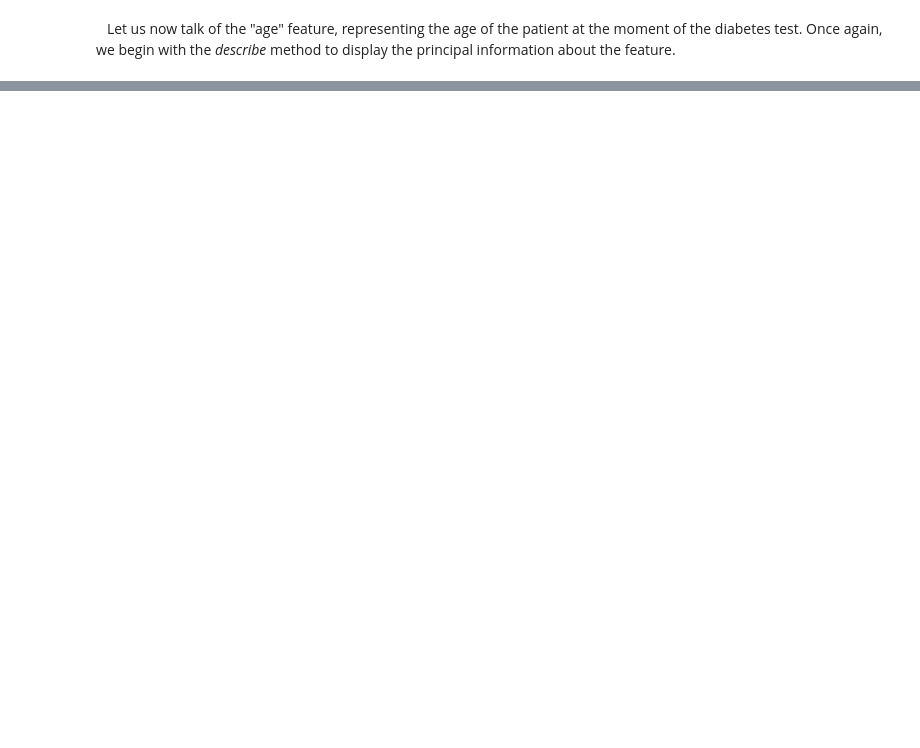
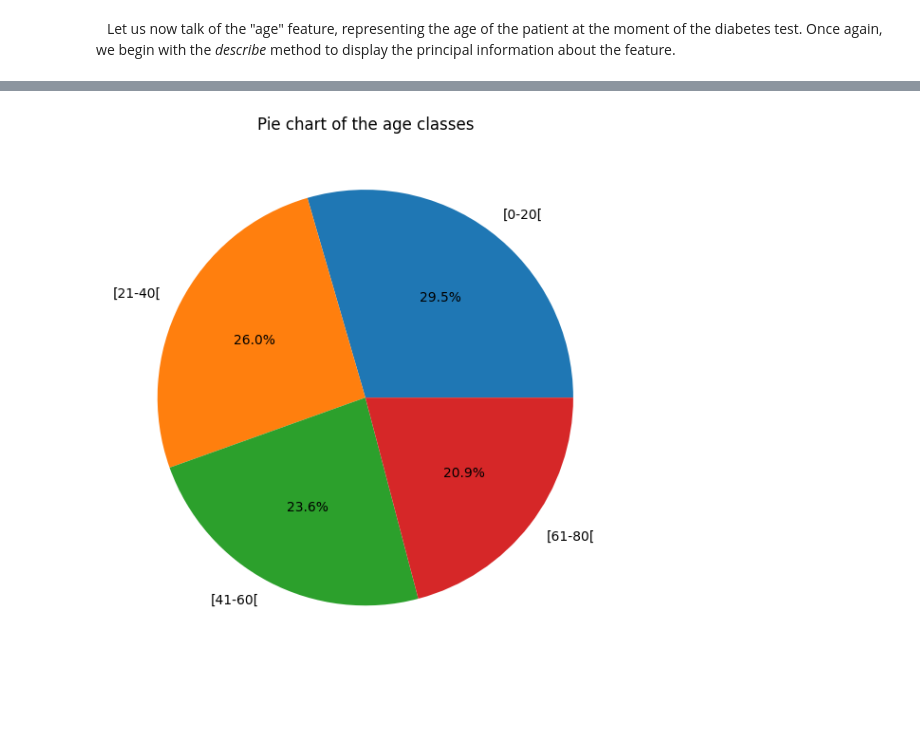
Before and after one commit to RefaelAharouni/Project_Machine_Learning_Refael_Venkatsai_Norbert_William, a Jupyter notebook: Project_Machine_Learning_Refael_Venkatsai_Norbert_William.ipynb, the cells around one changed output, grey strips where cells are left out. Drawn from its saved outputs; the diff is of its cells as text; code cells hidden in the pictures; blank space fills up the shorter version.

```diff
--- a/Project_Machine_Learning_Refael_Venkatsai_Norbert_William.ipynb
+++ b/Project_Machine_Learning_Refael_Venkatsai_Norbert_William.ipynb
@@ -247,2 +413,10 @@ pd.DataFrame({"Occurrencies": classes.value_counts().sort_index(), "Frequencies"
+# %%
+plt.figure(figsize = (6,6))
+plt.pie(classes.value_counts(), labels = [f"[{str(i)}[" for i in classes.value_counts().sort_index().index], autopct = '%1.1f%%')
+plt.title("Pie chart of the age classes")
+plt.tight_layout()
+plt.show()
+# %% [output]
+[figure, added]
 # %% [markdown]
 <br><br>
```
Also changed, not shown: parts of 77 cells of this notebook.
